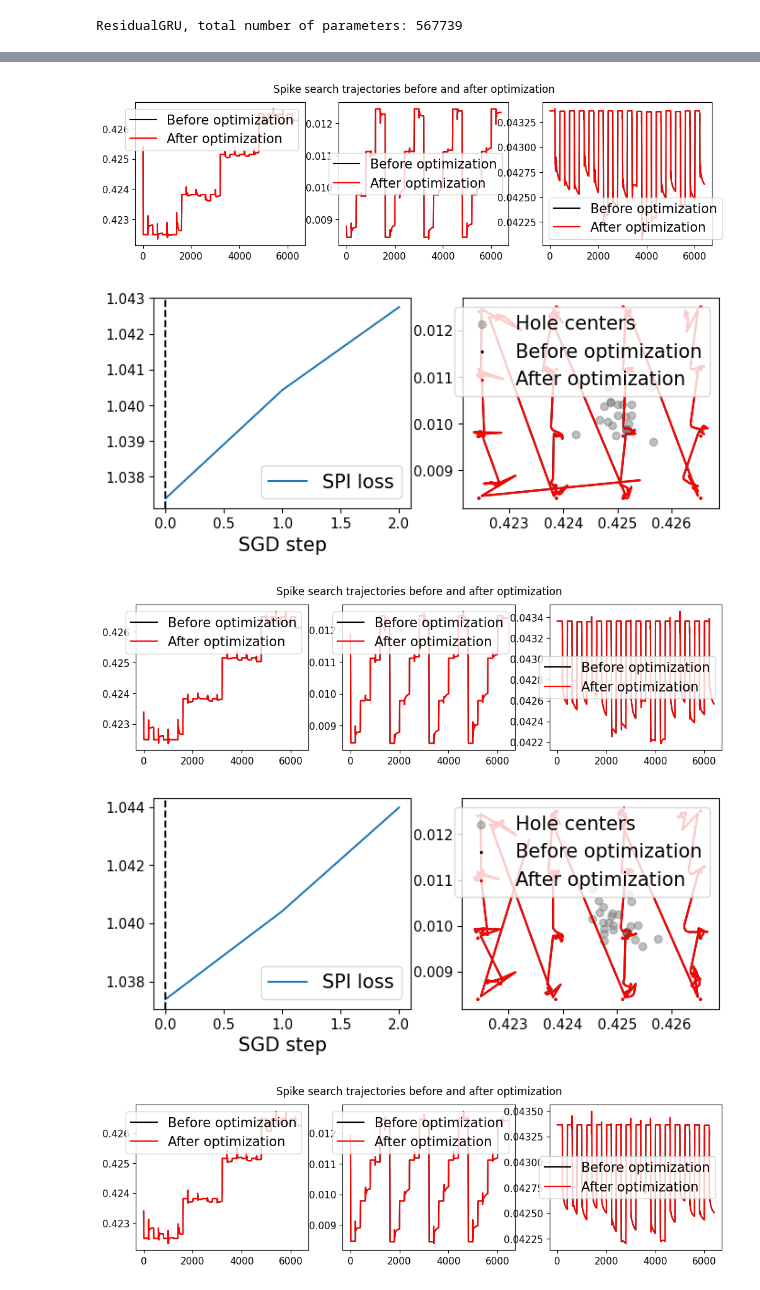
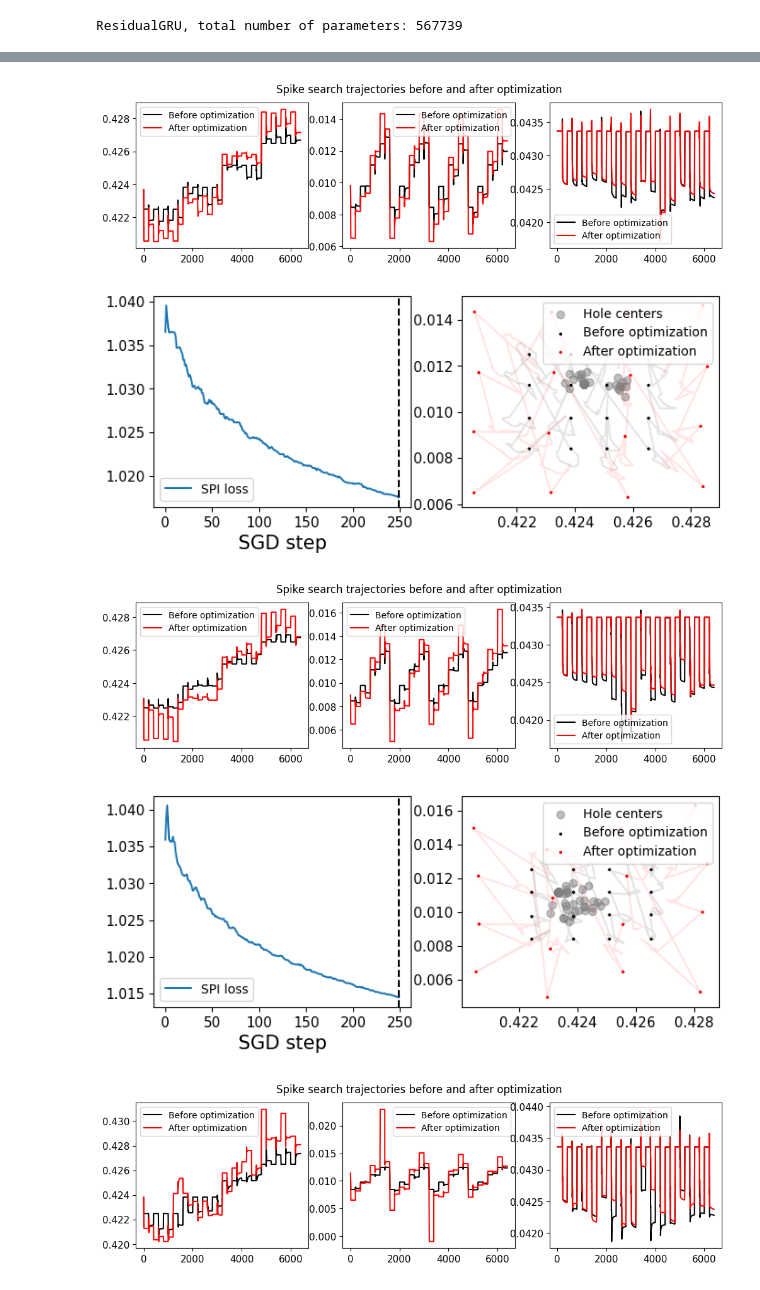
Before and after one commit to benjaminalt/dpse, a Jupyter notebook: meta_learning_experiments/experiments/spike/demo.ipynb, the cells around one changed output, grey strips where cells are left out. Saved outputs shown, nothing was run; the diff lists cells and outputs as text; code cells hidden in the pictures.

```diff
--- a/meta_learning_experiments/experiments/spike/demo.ipynb
+++ b/meta_learning_experiments/experiments/spike/demo.ipynb
@@ -257,17 +268,20 @@ meta_test_set = augment_dataset(MetaDataset(meta_test_tasks), experiment_config,
 
 SPI_ITERATIONS = 250        # Number of iterations of parameter optimization
 # SPI_ITERATIONS = 3
-SPI_LR = 5e-5
+SPI_LR = 5e-4
 ADAPT_STEPS = 512           # Finetuning steps on the task at hand
-NUM_TESTS = 10              # Number of trials (optimizations) per task. Each task has several different examples in its test data
+NUM_TESTS = 1              # Number of trials (optimizations) per task. Each task has several different examples in its test data
 
-args = SimpleNamespace(trained_mlrc_dir=model_dir, model_type="finetune", results_dir=OPTIMIZATION_RESULTS_DIR, show=True)
-results_for_all_tasks = []
-for task_idx, task in enumerate(meta_test_set):
-    task_results = optimize_for_task(args, experiment_config, SPI_ITERATIONS, SPI_LR, task, task_idx,
-                                     adapt_steps=ADAPT_STEPS, num_tests=NUM_TESTS)
-    results_for_all_tasks.append(task_results)
-    if task_idx > 1:    # TODO: More tasks!
-        break
-torch.save(OPTIMIZATION_RESULTS_DIR / "results.pt", results_for_all_tasks)
+if RUN_OPTIMIZATION:
+    args = SimpleNamespace(trained_mlrc_dir=model_dir, model_type="finetune", results_dir=OPTIMIZATION_RESULTS_DIR, show=True)
+    results_for_all_tasks = []
+    for task_idx, task in enumerate(meta_test_set):
+        task_results = optimize_for_task(args, experiment_config, SPI_ITERATIONS, SPI_LR, task, task_idx,
+                                        adapt_steps=ADAPT_STEPS, num_tests=NUM_TESTS)
+        results_for_all_tasks.append(task_results)
+        if task_idx > 1:    # TODO: More tasks!
+            break
+    torch.save(OPTIMIZATION_RESULTS_DIR / "results.pt", results_for_all_tasks)
+else:
+    results_for_all_tasks = torch.load(OPTIMIZATION_RESULTS_DIR / "results.pt", weights_only=False)
 # %% [output]
@@ -341,45 +300,51 @@ KeyboardInterrupt:
 # %%
-for task_results in results_for_all_tasks:
-    for trial in task_results:
+NUM_TASKS_TO_PLOT = 3
+NUM_TRIALS_TO_PLOT_PER_TASK = 1
+
+for task_results in results_for_all_tasks[:NUM_TASKS_TO_PLOT]:
+    for trial in task_results[:NUM_TRIALS_TO_PLOT_PER_TASK]:
         losses = trial["loss"]
         Ys = trial["Y"]
         xs = trial["x"]
         test_hole_centers = trial["hole_centers"]
 
         min_loss_idx = np.argmin(losses)
         initial_x = xs[0][0]
         initial_grid_xy = spike_search_grid_xy_from_input_tensor(initial_x.unsqueeze(0))
         initial_Y = Ys[0][0]
         best_Y = Ys[min_loss_idx][0]
         best_x = xs[min_loss_idx][0]
         final_grid_xy = spike_search_grid_xy_from_input_tensor(best_x.unsqueeze(0))
 
+
+        # Plot trajcetories along X, Y and Z axis to validate plausibility
         fig, ax = plt.subplots(nrows=1, ncols=3, figsize=(12, 3))
         fig.suptitle("Spike search trajectories before and after optimization")
         for dim in range(3):
             ax[dim].plot(range(len(initial_Y)), initial_Y[:, 2+dim], color="black", label="Before optimization")
             ax[dim].plot(range(len(best_Y)), best_Y[:, 2+dim], color="red", label="After optimization")
-            ax[dim].legend()
+            ax[dim].legend(prop={'size': 10})
         plt.show()
 
+        # Optimization loss and top-down view on search
         fig, ax = plt.subplots(nrows=1, ncols=2, figsize=(8, 3))
         ax[0].plot(range(len(losses)), losses, label="SPI loss")
         ax[0].axvline(x=min_loss_idx, color="black", linestyle="--")
         ax[0].set_xlabel("SGD step")
-        ax[0].legend()
+        ax[0].legend(prop={'size': 10})
 
         ax[1].scatter(test_hole_centers[:, 0].cpu(), test_hole_centers[:, 1].cpu(), color="gray", alpha=0.5,
                         label="Hole centers")
-        ax[1].plot(initial_Y[:, 2], initial_Y[:, 3], color="black")
+        ax[1].plot(initial_Y[:, 2], initial_Y[:, 3], color="black", alpha=0.1)
         ax[1].scatter(initial_grid_xy[0,:,0], initial_grid_xy[0,:,1], color="black", s=[2 for _ in range(final_grid_xy.shape[1])],
                         label="Before optimization")
-        ax[1].plot(best_Y[:, 2], best_Y[:, 3], color="red")
+        ax[1].plot(best_Y[:, 2], best_Y[:, 3], color="red", alpha=0.1)
         ax[1].scatter(final_grid_xy[0,:,0], final_grid_xy[0,:,1], color="red", s=[2 for _ in range(final_grid_xy.shape[1])],
                         label="After optimization")
-        ax[1].legend()
+        ax[1].legend(prop={'size': 10})
 # %% [output]
-[figure, old version]
+[figure, new version]
-[figure, old version]
+[figure, new version]
-[figure, old version]
+[figure, new version]
-[figure, old version]
+[figure, new version]
-[figure, old version]
+[figure, new version]
```
Also changed, not shown: parts of 20 cells of this notebook, 4 other files.
